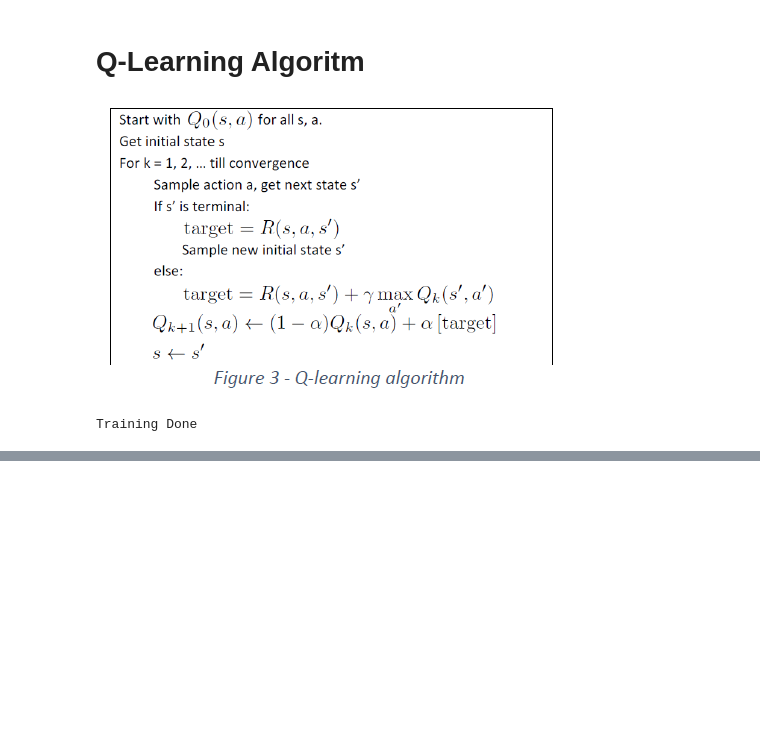
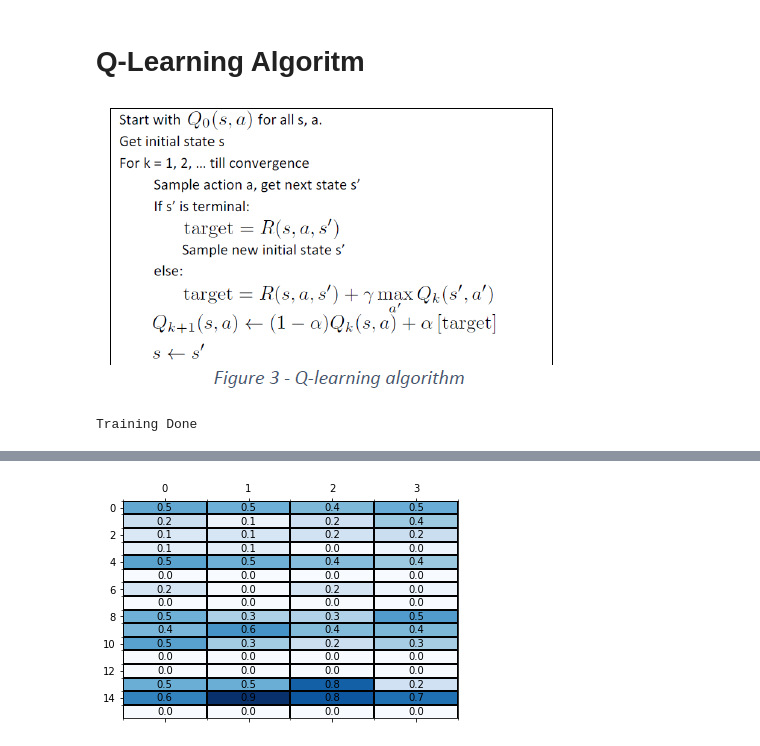
Before and after one commit to elisim/deep-q-learning, a Jupyter notebook: Frozen-Lake-OOP.ipynb, the cells around one changed output, grey strips where cells are left out. Saved outputs shown, nothing was run; the diff lists cells and outputs as text; code cells hidden in the pictures; blank space fills up the shorter version.

```diff
--- a/Frozen-Lake-OOP.ipynb
+++ b/Frozen-Lake-OOP.ipynb
@@ -21,7 +22,7 @@ agent = QLearningAgent(frozen_lake_env,
 
 train_runner = TrainRunner(frozen_lake_env, agent)
 
-train_runner.train(episodes=10000, steps_per_episode=100)
+train_runner.train(episodes=10000, steps_per_episode=100, episodes_to_snapshot_q=[500, 2000])
 
 print("Training Done")
 # %% [output]
@@ -41,0 +41,12 @@ bad = 183
+# %%
+_, ax = plt.subplots()
+ax.grid(color='black', linestyle='-', linewidth=2, which='minor')
+ax.set_xticks(np.arange(-.5, 4, 1), minor=True);
+ax.set_yticks(np.arange(-.5, 15, 1), minor=True);
+
+ax.matshow(train_runner._q_table_snapshots[500], cmap=plt.cm.Blues, aspect='auto')
+
+for (i, j), z in np.ndenumerate(train_runner._q_table_snapshots[500]):
+    ax.text(j, i, '{:0.1f}'.format(z), ha='center', va='center')
+# %% [output]
+[figure, added]
```
Also changed, not shown: parts of 5 cells of this notebook, 7 other files.
